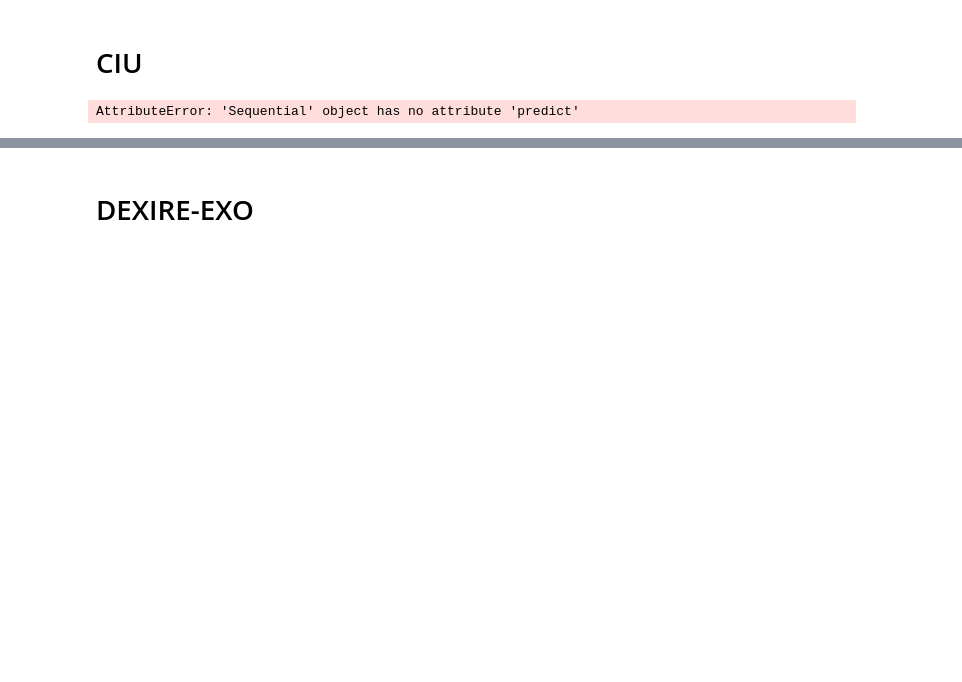
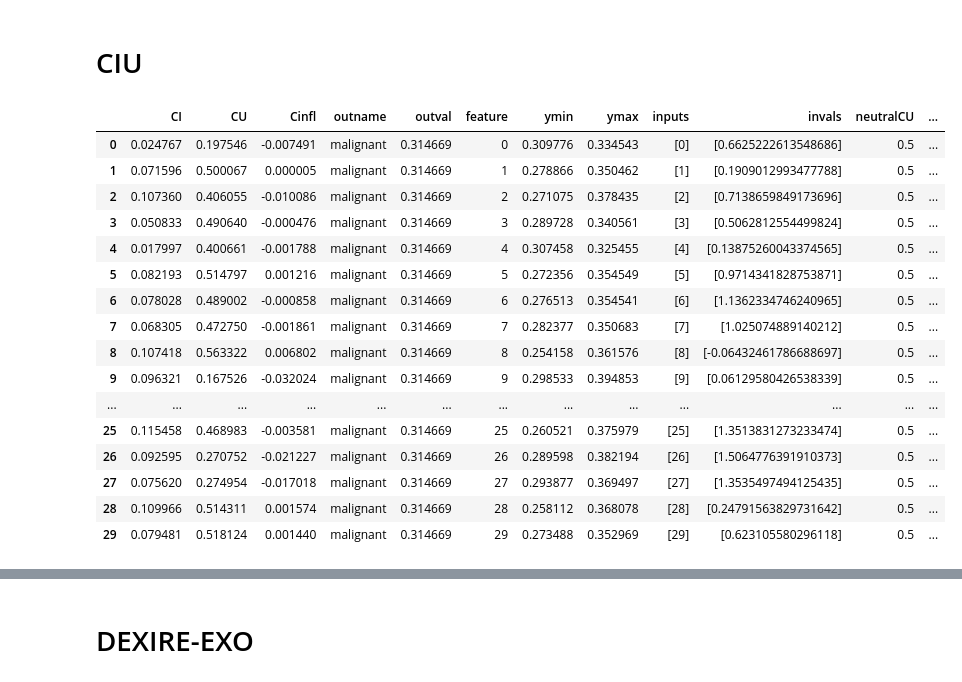
Before and after one commit to lamacrym0/xai-on-the-wall, a Jupyter notebook: main.ipynb, the cells around one changed output, grey strips where cells are left out. Drawn from its saved outputs; the diff is of its cells as text; code cells hidden in the pictures; blank space fills up the shorter version.

```diff
--- a/main.ipynb
+++ b/main.ipynb
@@ -102,5 +108,20 @@ from explainer.ciu import get_explain_CIU
 # %%
-CIUres = get_explain_CIU(model, data, out_name=["malignant", "benign"])
-display(CIUres)
+display(res)
 # %% [output]
-AttributeError: 'Sequential' object has no attribute 'predict'
+|  | CI | CU | Cinfl | outname | outval | feature | ymin | ymax | inputs | invals | neutralCU | ... |
+| 0 | 0.024767 | 0.197546 | -0.007491 | malignant | 0.314669 | 0 | 0.309776 | 0.334543 | [0] | [0.6625222613548686] | 0.5 | ... |
+| 1 | 0.071596 | 0.500067 | 0.000005 | malignant | 0.314669 | 1 | 0.278866 | 0.350462 | [1] | [0.1909012993477788] | 0.5 | ... |
+| 2 | 0.107360 | 0.406055 | -0.010086 | malignant | 0.314669 | 2 | 0.271075 | 0.378435 | [2] | [0.7138659849173696] | 0.5 | ... |
+| 3 | 0.050833 | 0.490640 | -0.000476 | malignant | 0.314669 | 3 | 0.289728 | 0.340561 | [3] | [0.5062812554499824] | 0.5 | ... |
+| 4 | 0.017997 | 0.400661 | -0.001788 | malignant | 0.314669 | 4 | 0.307458 | 0.325455 | [4] | [0.13875260043374565] | 0.5 | ... |
+| 5 | 0.082193 | 0.514797 | 0.001216 | malignant | 0.314669 | 5 | 0.272356 | 0.354549 | [5] | [0.9714341828753871] | 0.5 | ... |
+| 6 | 0.078028 | 0.489002 | -0.000858 | malignant | 0.314669 | 6 | 0.276513 | 0.354541 | [6] | [1.1362334746240965] | 0.5 | ... |
+| 7 | 0.068305 | 0.472750 | -0.001861 | malignant | 0.314669 | 7 | 0.282377 | 0.350683 | [7] | [1.025074889140212] | 0.5 | ... |
+| 8 | 0.107418 | 0.563322 | 0.006802 | malignant | 0.314669 | 8 | 0.254158 | 0.361576 | [8] | [-0.06432461786688697] | 0.5 | ... |
+| 9 | 0.096321 | 0.167526 | -0.032024 | malignant | 0.314669 | 9 | 0.298533 | 0.394853 | [9] | [0.06129580426538339] | 0.5 | ... |
+| ... | ... | ... | ... | ... | ... | ... | ... | ... | ... | ... | ... | ... |
+| 25 | 0.115458 | 0.468983 | -0.003581 | malignant | 0.314669 | 25 | 0.260521 | 0.375979 | [25] | [1.3513831273233474] | 0.5 | ... |
+| 26 | 0.092595 | 0.270752 | -0.021227 | malignant | 0.314669 | 26 | 0.289598 | 0.382194 | [26] | [1.5064776391910373] | 0.5 | ... |
+| 27 | 0.075620 | 0.274954 | -0.017018 | malignant | 0.314669 | 27 | 0.293877 | 0.369497 | [27] | [1.3535497494125435] | 0.5 | ... |
+| 28 | 0.109966 | 0.514311 | 0.001574 | malignant | 0.314669 | 28 | 0.258112 | 0.368078 | [28] | [0.24791563829731642] | 0.5 | ... |
+| 29 | 0.079481 | 0.518124 | 0.001440 | malignant | 0.314669 | 29 | 0.273488 | 0.352969 | [29] | [0.623105580296118] | 0.5 | ... |
```
Also changed, not shown: parts of 6 cells of this notebook, 1 other file.
